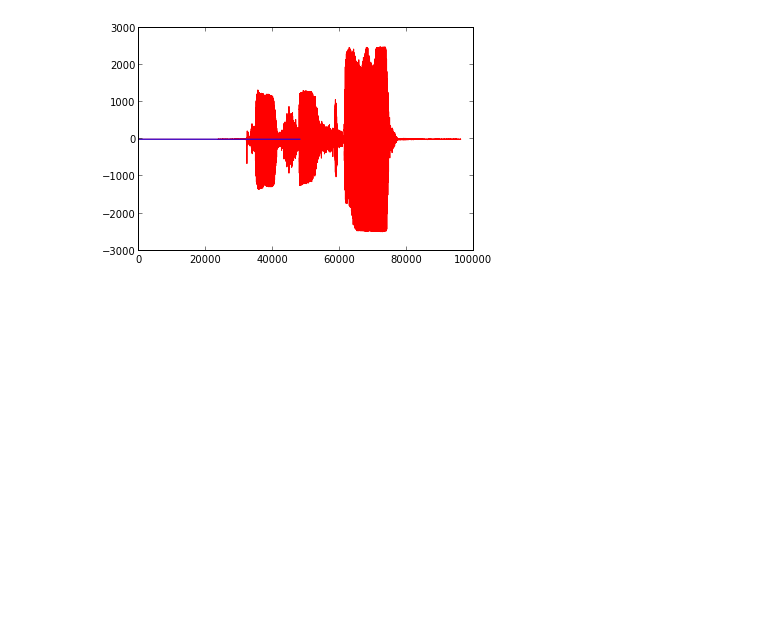
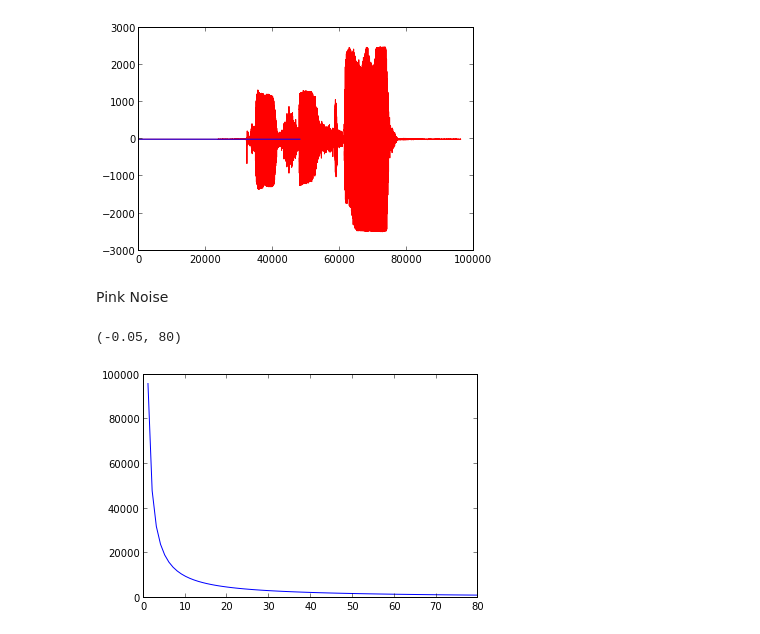
Before and after one commit to LinaPerez/PerezAngel_GarzonAlvarado_hw5, a Jupyter notebook: Pink&White_Noise.ipynb, the cells around one changed output. Drawn from its saved outputs; the diff is of its cells as text; code cells hidden in the pictures; blank space fills up the shorter version.

Commit message:
noise

```diff
--- a/Pink&White_Noise.ipynb
+++ b/Pink&White_Noise.ipynb
@@ -36,0 +39,7 @@ pylab.plot(sig, 'r')pylab.plot(clean_f)pylab.show()
+# %% [markdown]
+Pink Noise
+# %%
+pink = 1/freq_half plot(pink)plt.xlim(-0.05,80)
+# %% [output]
+(-0.05, 80)
+[figure, added]
```
Also changed, not shown: parts of 2 cells of this notebook.
